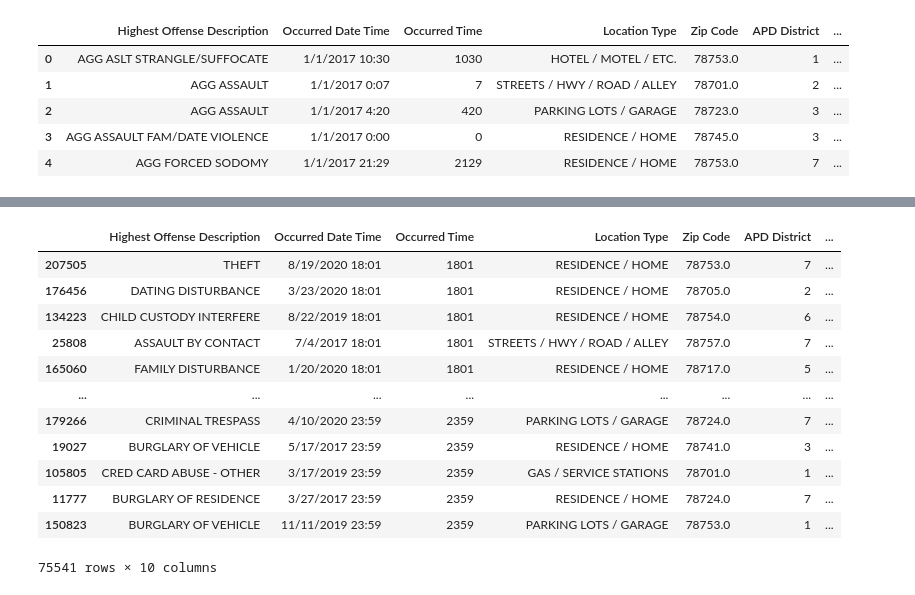
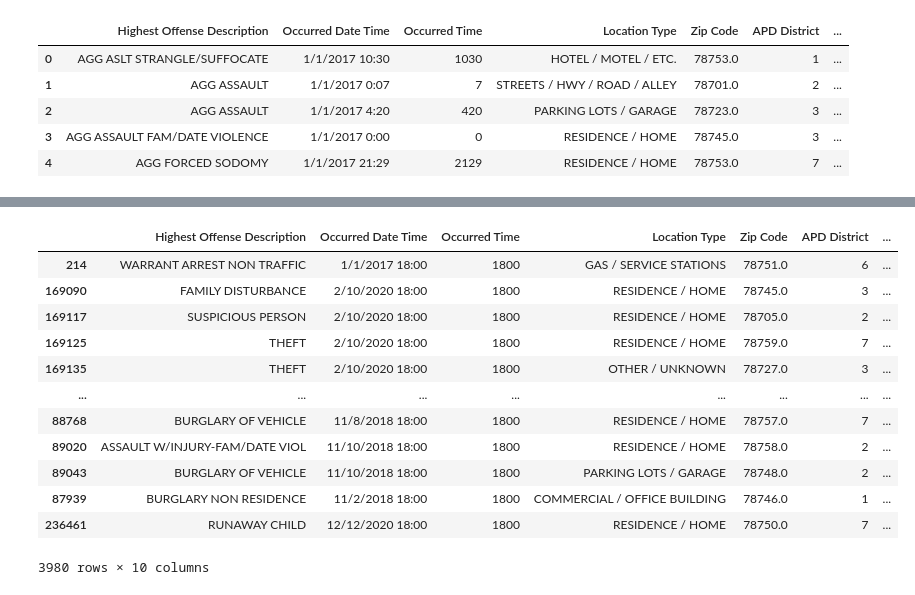
Before and after one commit to shaineb/austin_crime_project, a Jupyter notebook: Clean data/Clean Data.ipynb, the cells around one changed output, grey strips where cells are left out. Saved outputs shown, nothing was run; the diff lists cells and outputs as text; code cells hidden in the pictures.

```diff
--- a/Clean data/Clean Data.ipynb
+++ b/Clean data/Clean Data.ipynb
@@ -70,18 +79,20 @@ VIOL STATE MASSAGE REGULATIONS        1
 Name: Highest Offense Description, Length: 361, dtype: int64
 # %%
-range_time_crime = Newdata.loc[(Newdata['Occurred Time']> 1800) & (Newdata['Occurred Time']< 2400)]
-range_time_crime.sort_values(by =['Occurred Time'],ascending=True)
+range_time_crime = Newdata.loc[(Newdata['Occurred Time'] == 1800)]
+range_time_crime = range_time_crime.sort_values(by =['Occurred Time'],ascending=True)
+#range_time_crime[['Highest Offense Description','Occurred Time']]
+range_time_crime
 # %% [output]
 |  | Highest Offense Description | Occurred Date Time | Occurred Time | Location Type | Zip Code | APD District | ... |
-| 207505 | THEFT | 8/19/2020 18:01 | 1801 | RESIDENCE / HOME | 78753.0 | 7 | ... |
-| 176456 | DATING DISTURBANCE | 3/23/2020 18:01 | 1801 | RESIDENCE / HOME | 78705.0 | 2 | ... |
-| 134223 | CHILD CUSTODY INTERFERE | 8/22/2019 18:01 | 1801 | RESIDENCE / HOME | 78754.0 | 6 | ... |
-| 25808 | ASSAULT BY CONTACT | 7/4/2017 18:01 | 1801 | STREETS / HWY / ROAD / ALLEY | 78757.0 | 7 | ... |
-| 165060 | FAMILY DISTURBANCE | 1/20/2020 18:01 | 1801 | RESIDENCE / HOME | 78717.0 | 5 | ... |
+| 214 | WARRANT ARREST NON TRAFFIC | 1/1/2017 18:00 | 1800 | GAS / SERVICE STATIONS | 78751.0 | 6 | ... |
+| 169090 | FAMILY DISTURBANCE | 2/10/2020 18:00 | 1800 | RESIDENCE / HOME | 78745.0 | 3 | ... |
+| 169117 | SUSPICIOUS PERSON | 2/10/2020 18:00 | 1800 | RESIDENCE / HOME | 78705.0 | 2 | ... |
+| 169125 | THEFT | 2/10/2020 18:00 | 1800 | RESIDENCE / HOME | 78759.0 | 7 | ... |
+| 169135 | THEFT | 2/10/2020 18:00 | 1800 | OTHER / UNKNOWN | 78727.0 | 3 | ... |
 | ... | ... | ... | ... | ... | ... | ... | ... |
-| 179266 | CRIMINAL TRESPASS | 4/10/2020 23:59 | 2359 | PARKING LOTS / GARAGE | 78724.0 | 7 | ... |
-| 19027 | BURGLARY OF VEHICLE | 5/17/2017 23:59 | 2359 | RESIDENCE / HOME | 78741.0 | 3 | ... |
-| 105805 | CRED CARD ABUSE - OTHER | 3/17/2019 23:59 | 2359 | GAS / SERVICE STATIONS | 78701.0 | 1 | ... |
-| 11777 | BURGLARY OF RESIDENCE | 3/27/2017 23:59 | 2359 | RESIDENCE / HOME | 78724.0 | 7 | ... |
-| 150823 | BURGLARY OF VEHICLE | 11/11/2019 23:59 | 2359 | PARKING LOTS / GARAGE | 78753.0 | 1 | ... |
+| 88768 | BURGLARY OF VEHICLE | 11/8/2018 18:00 | 1800 | RESIDENCE / HOME | 78757.0 | 7 | ... |
+| 89020 | ASSAULT W/INJURY-FAM/DATE VIOL | 11/10/2018 18:00 | 1800 | RESIDENCE / HOME | 78758.0 | 2 | ... |
+| 89043 | BURGLARY OF VEHICLE | 11/10/2018 18:00 | 1800 | PARKING LOTS / GARAGE | 78748.0 | 2 | ... |
+| 87939 | BURGLARY NON RESIDENCE | 11/2/2018 18:00 | 1800 | COMMERCIAL / OFFICE BUILDING | 78746.0 | 1 | ... |
+| 236461 | RUNAWAY CHILD | 12/12/2020 18:00 | 1800 | RESIDENCE / HOME | 78750.0 | 7 | ... |
-75541 rows × 10 columns
+3980 rows × 10 columns
```
Also changed, not shown: parts of 9 cells of this notebook, 7 other files.
